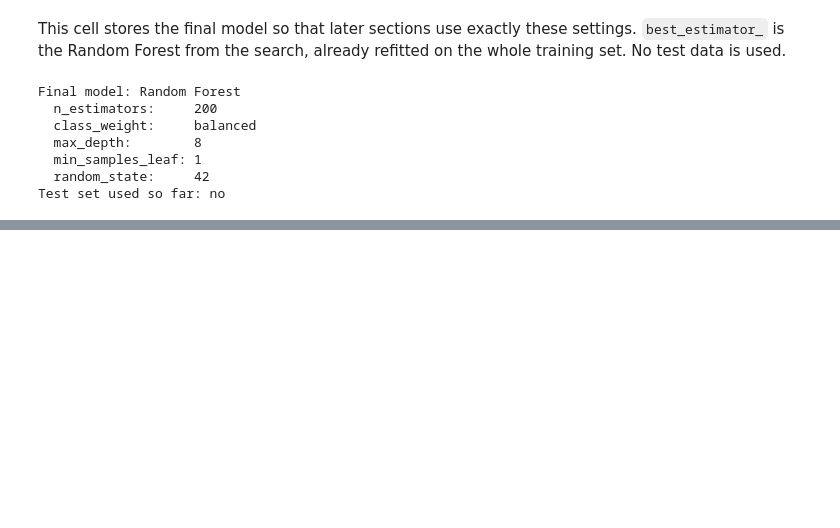
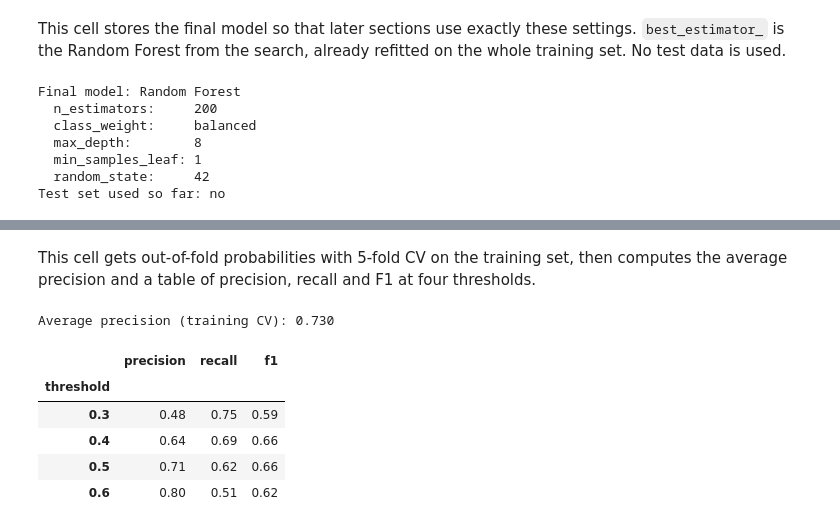
Before and after one commit to Cianfl234/ct4101-pokemon-legendary-classification, a Jupyter notebook: notebooks/03_final_evaluation.ipynb, the cells around one changed output, grey strips where cells are left out. Cells and saved outputs as stored; diff of their text form; code cells hidden in the pictures; blank space fills up the shorter version.

```diff
--- a/notebooks/03_final_evaluation.ipynb
+++ b/notebooks/03_final_evaluation.ipynb
@@ -321,0 +393,28 @@ Test set used so far: no
+# %% [markdown]
+This cell gets out-of-fold probabilities with 5-fold CV on the training set, then computes the average precision and a table of precision, recall and F1 at four thresholds.
+# %%
+from sklearn.base import clone
+from sklearn.model_selection import cross_val_predict
+
+oof_proba = cross_val_predict(clone(final_model), X_train, y_train, cv=cv,
+                              method="predict_proba")[:, 1]
+cv_ap = average_precision_score(y_train, oof_proba)
+print(f"Average precision (training CV): {cv_ap:.3f}")
+
+rows = []
+for t in [0.3, 0.4, 0.5, 0.6]:
+    pred_t = (oof_proba >= t).astype(int)
+    rows.append({"threshold": t,
+                 "precision": precision_score(y_train, pred_t, zero_division=0),
+                 "recall": recall_score(y_train, pred_t),
+                 "f1": f1_score(y_train, pred_t)})
+threshold_table = pd.DataFrame(rows).set_index("threshold").round(2)
+threshold_table
+# %% [output]
+Average precision (training CV): 0.730
+|  | precision | recall | f1 |
+| threshold |  |  |  |
+| 0.3 | 0.48 | 0.75 | 0.59 |
+| 0.4 | 0.64 | 0.69 | 0.66 |
+| 0.5 | 0.71 | 0.62 | 0.66 |
+| 0.6 | 0.80 | 0.51 | 0.62 |
```
Also changed, not shown: parts of 17 cells of this notebook.
